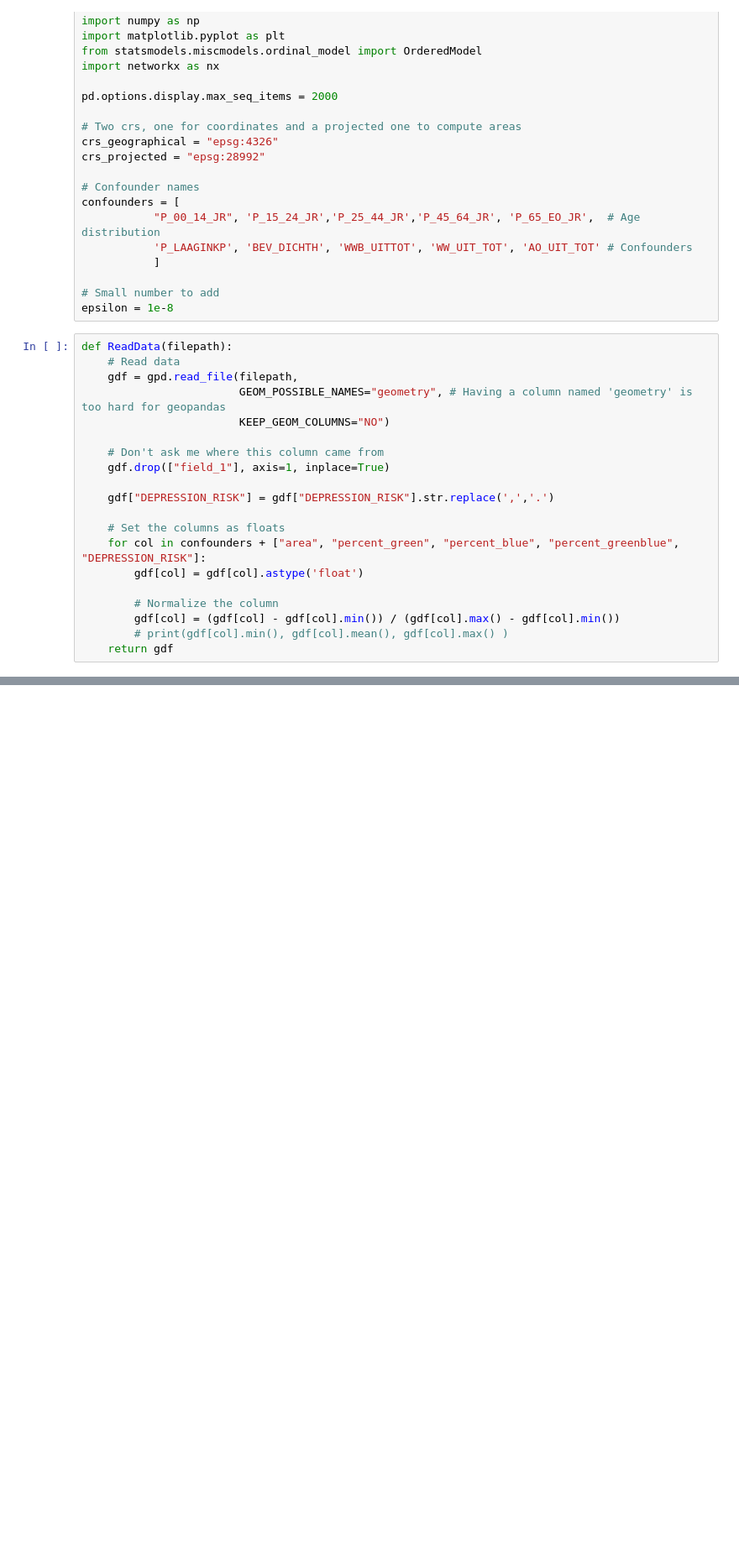
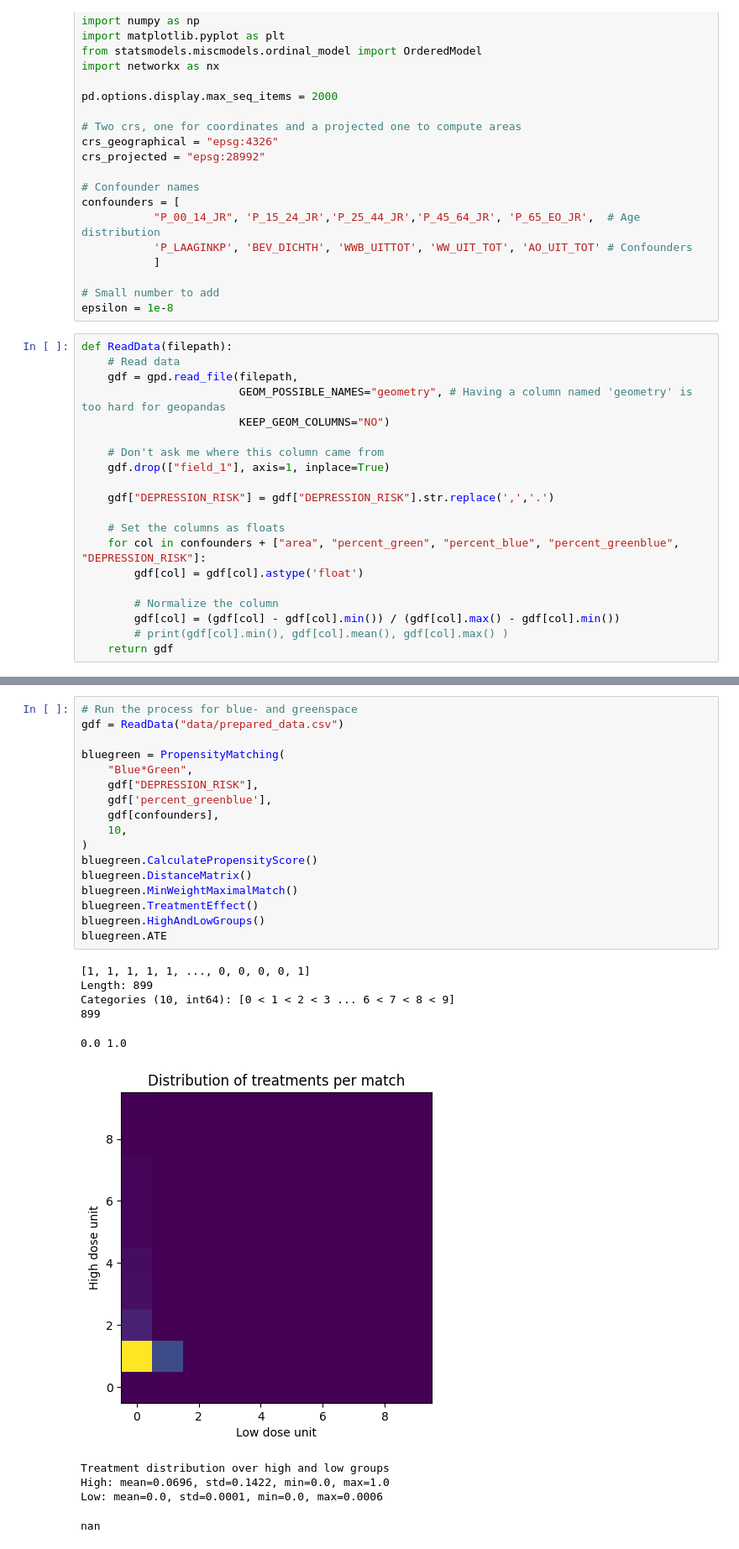
Before and after one commit to LeviPeeters/UC_Project, a Jupyter notebook: PropensityMatch.ipynb, the cells around one changed output, grey strips where cells are left out. Shown at 84% size. Cells and saved outputs as stored; diff of their text form; blank space fills up the shorter version.

```diff
--- a/PropensityMatch.ipynb
+++ b/PropensityMatch.ipynb
@@ -192,0 +251,28 @@ Low: mean=0.0689, std=0.0356, min=0.0, max=0.1966
+# %%
+# Run the process for blue- and greenspace
+gdf = ReadData("data/prepared_data.csv")
+
+bluegreen = PropensityMatching(
+    "Blue*Green",
+    gdf["DEPRESSION_RISK"],
+    gdf['percent_greenblue'],
+    gdf[confounders],
+    10,
+)
+bluegreen.CalculatePropensityScore()
+bluegreen.DistanceMatrix()
+bluegreen.MinWeightMaximalMatch()
+bluegreen.TreatmentEffect()
+bluegreen.HighAndLowGroups()
+bluegreen.ATE
+# %% [output]
+[1, 1, 1, 1, 1, ..., 0, 0, 0, 0, 1]
+Length: 899
+Categories (10, int64): [0 < 1 < 2 < 3 ... 6 < 7 < 8 < 9]
+899
+0.0 1.0
+[figure, added]
+Treatment distribution over high and low groups
+High: mean=0.0696, std=0.1422, min=0.0, max=1.0
+Low: mean=0.0, std=0.0001, min=0.0, max=0.0006
+nan
```
Also changed, not shown: parts of 11 cells of this notebook.
